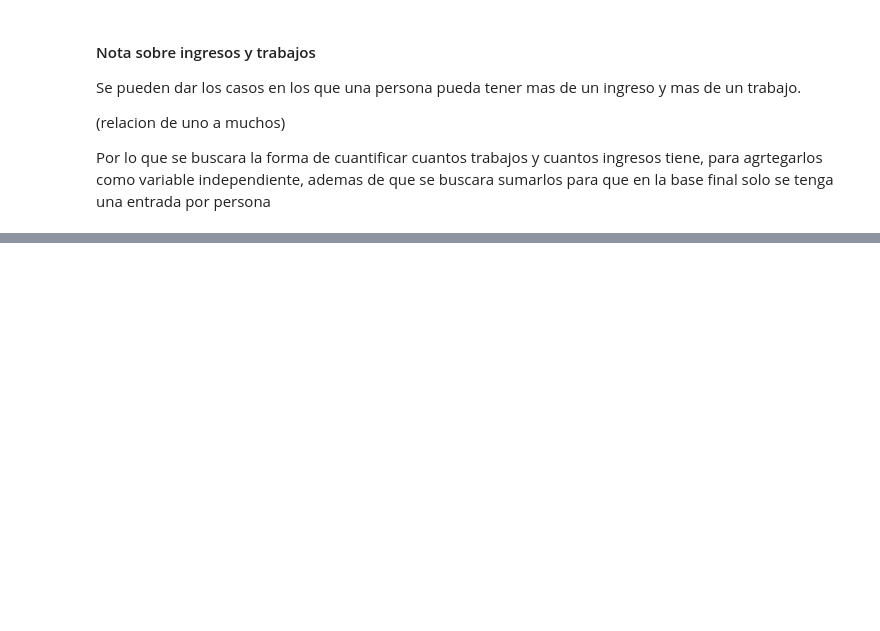
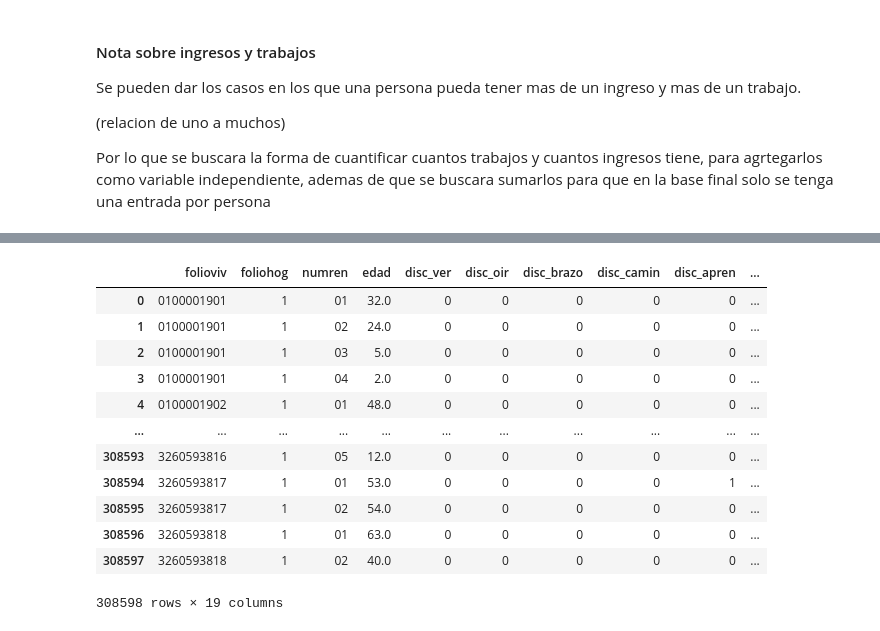
Before and after one commit to OswaldoRamAlv/ENIGH-2024---regresi-n-ingresos, a Jupyter notebook: code/limpieza/limp.ipynb, the cells around one changed output, grey strips where cells are left out. Cells and saved outputs as stored; diff of their text form; code cells hidden in the pictures; blank space fills up the shorter version.

```diff
--- a/code/limpieza/limp.ipynb
+++ b/code/limpieza/limp.ipynb
@@ -242,0 +213,26 @@ df_completo.to_csv("/run/media/oswal/01DD260F5154F4B0/Duend/Documentos/1 IA y ci
+# %%
+# 1. Agrupar y agregar la tabla de ingresos
+ingreso_agrupado = ingreso.groupby('id_per').agg(
+    ing_tri_total=('ing_tri', 'sum'),      # Suma de todos los ingresos
+    num_ingresos=('clave', 'count')        # Conteo de fuentes de ingreso
+).reset_index()
+
+# 2. Agrupar y agregar la tabla de trabajos
+trabajos_agrupado = trabajos.groupby('id_per').agg(
+    htrab_total=('htrab', 'sum'),          # Suma de horas trabajadas totales
+    num_trabajos=('id_trabajo', 'count')   # Conteo de trabajos
+).reset_index()
+
+# 3. Unir las bases (Merge left para conservar a toda la poblacion)
+df_final = poblacion.merge(ingreso_agrupado, on='id_per', how='left')
+df_final = df_final.merge(trabajos_agrupado, on='id_per', how='left')
+
+# 4. Rellenar nulos con 0 para personas sin trabajo/ingreso
+cols_a_rellenar = ['ing_tri_total', 'num_ingresos', 'htrab_total', 'num_trabajos']
+df_final[cols_a_rellenar] = df_final[cols_a_rellenar].fillna(0)
+
+# Verificar unicidad y tamaño
+print("=== Tamaño base unificada ===")
+print(df_final.shape)
+print("¿Único en base unificada?:", df_final['id_per'].is_unique)
+df_final.head()
@@ -242,0 +249,8 @@ df_completo.to_csv("/run/media/oswal/01DD260F5154F4B0/Duend/Documentos/1 IA y ci
+# %%
+# Convertir discapacidad en valores 0 y 1 (False True)
+cols_disc = ['disc_ver', 'disc_oir', 'disc_brazo', 'disc_camin',
+             'disc_apren', 'disc_vest', 'disc_habla', 'disc_acti']
+for col in cols_disc:
+    df_final[col] = df_final[col].apply(lambda x: 0 if str(x).strip() == '1' else 1)
+
+df_final.head()
@@ -242,0 +264,23 @@ df_completo.to_csv("/run/media/oswal/01DD260F5154F4B0/Duend/Documentos/1 IA y ci
+# %%
+# Variables dummie para sexo
+
+df_final['sexo'] = df_final['sexo'].replace({'1': 'H', '2': 'F'})
+
+# Generar las variables dummy
+df_final = pd.get_dummies(df_final, columns=['sexo'], drop_first=True, dtype=int)
+
+df_final
+# %% [output]
+|  | folioviv | foliohog | numren | edad | disc_ver | disc_oir | disc_brazo | disc_camin | disc_apren | ... |
+| 0 | 0100001901 | 1 | 01 | 32.0 | 0 | 0 | 0 | 0 | 0 | ... |
+| 1 | 0100001901 | 1 | 02 | 24.0 | 0 | 0 | 0 | 0 | 0 | ... |
+| 2 | 0100001901 | 1 | 03 | 5.0 | 0 | 0 | 0 | 0 | 0 | ... |
+| 3 | 0100001901 | 1 | 04 | 2.0 | 0 | 0 | 0 | 0 | 0 | ... |
+| 4 | 0100001902 | 1 | 01 | 48.0 | 0 | 0 | 0 | 0 | 0 | ... |
+| ... | ... | ... | ... | ... | ... | ... | ... | ... | ... | ... |
+| 308593 | 3260593816 | 1 | 05 | 12.0 | 0 | 0 | 0 | 0 | 0 | ... |
+| 308594 | 3260593817 | 1 | 01 | 53.0 | 0 | 0 | 0 | 0 | 1 | ... |
+| 308595 | 3260593817 | 1 | 02 | 54.0 | 0 | 0 | 0 | 0 | 0 | ... |
+| 308596 | 3260593818 | 1 | 01 | 63.0 | 0 | 0 | 0 | 0 | 0 | ... |
+| 308597 | 3260593818 | 1 | 02 | 40.0 | 0 | 0 | 0 | 0 | 0 | ... |
+308598 rows × 19 columns
```
Also changed, not shown: parts of 14 cells of this notebook, 2 other files.
